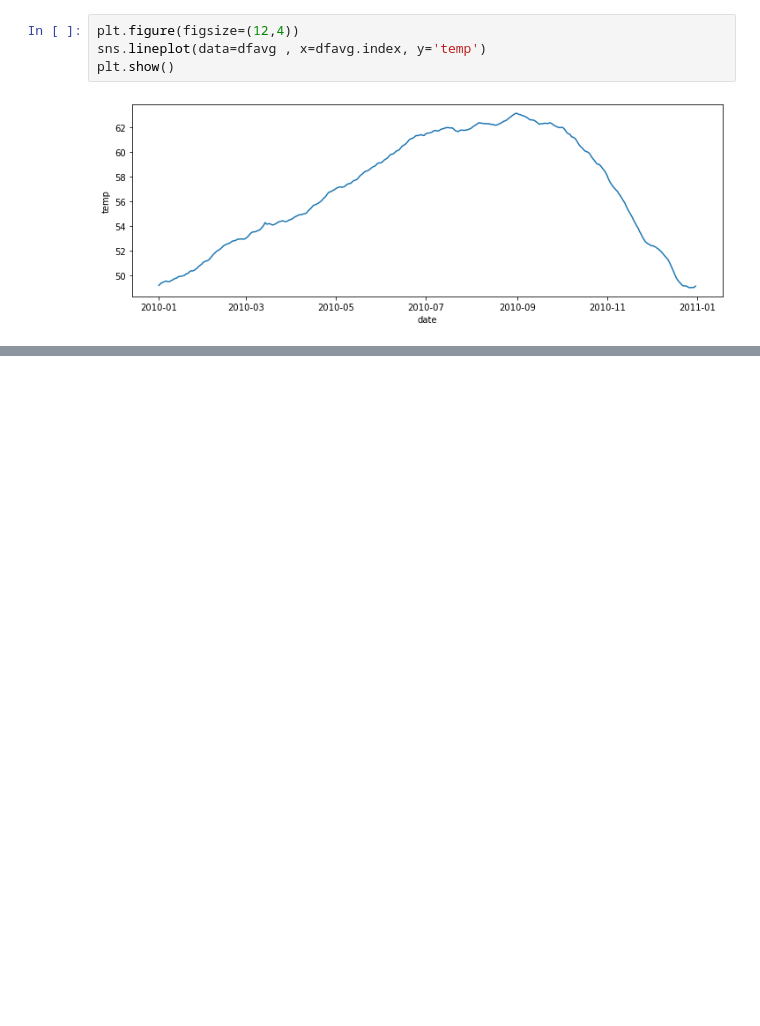
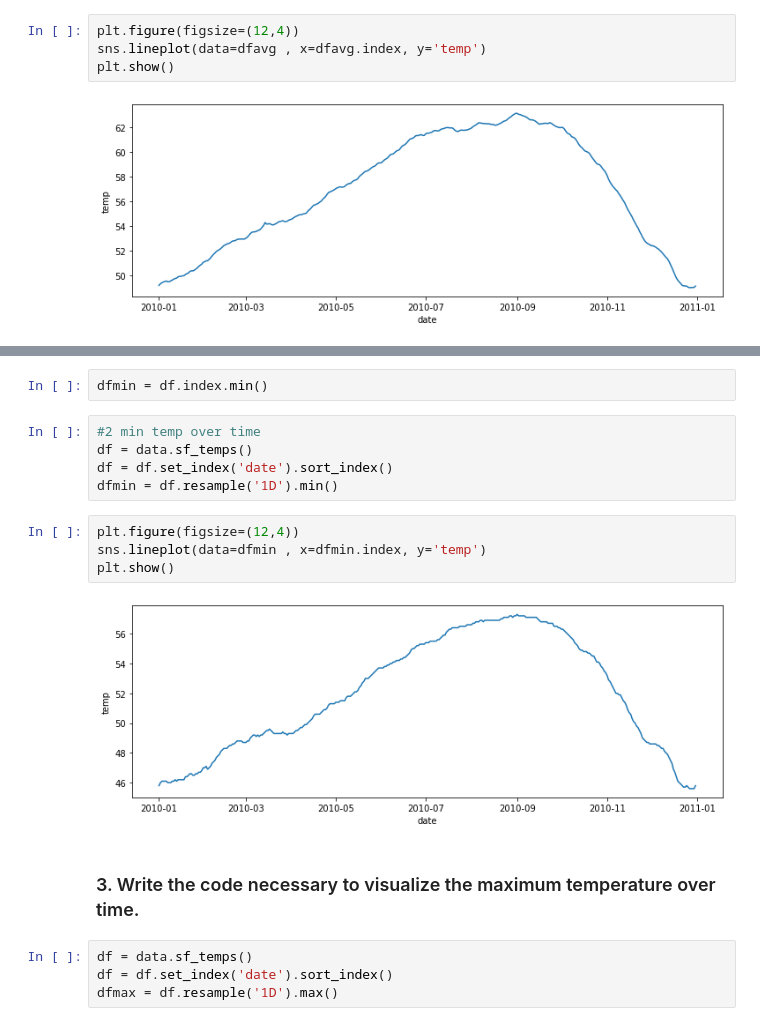
Before and after one commit to KristineCabanela/time-series-exercises, a Jupyter notebook: timeseries.data.ipynb, the cells around one changed output, grey strips where cells are left out. Drawn from its saved outputs; the diff is of its cells as text; blank space fills up the shorter version.

```diff
--- a/timeseries.data.ipynb
+++ b/timeseries.data.ipynb
@@ -70,0 +77,19 @@ plt.show()
+# %%
+dfmin = df.index.min()
+# %%
+#2 min temp over time
+df = data.sf_temps()
+df = df.set_index('date').sort_index()
+dfmin = df.resample('1D').min()
+# %%
+plt.figure(figsize=(12,4))
+sns.lineplot(data=dfmin , x=dfmin.index, y='temp')
+plt.show()
+# %% [output]
+[figure, added]
+# %% [markdown]
+### 3. Write the code necessary to visualize the maximum temperature over time.
+# %%
+df = data.sf_temps()
+df = df.set_index('date').sort_index()
+dfmax = df.resample('1D').max()
```
Also changed, not shown: parts of 5 cells of this notebook.
